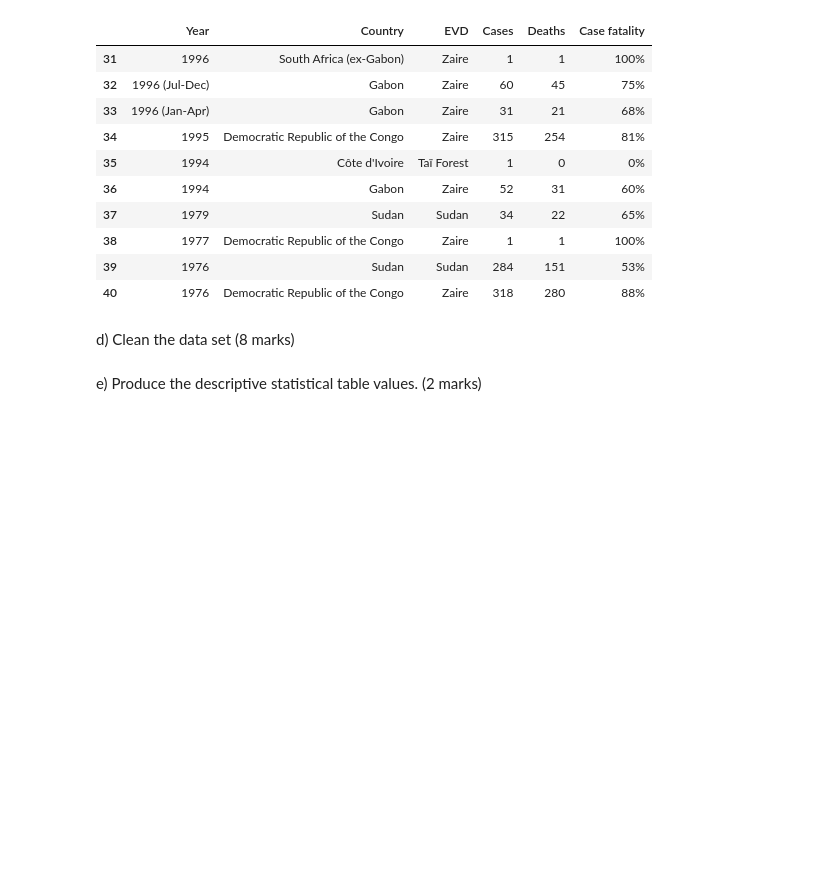
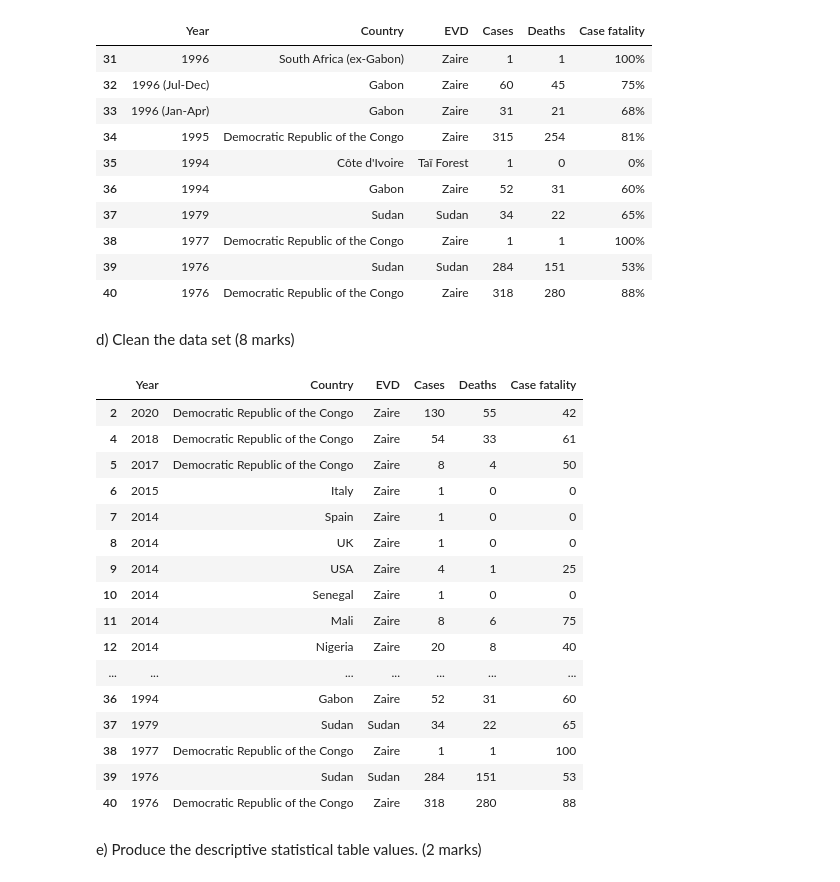
Before and after one commit to dbaluku/Python-Assignments, a Jupyter notebook: Final_Examination.ipynb, the cells around one changed output. Saved outputs shown, nothing was run; the diff lists cells and outputs as text; code cells hidden in the pictures; blank space fills up the shorter version.

```diff
--- a/Final_Examination.ipynb
+++ b/Final_Examination.ipynb
@@ -97,20 +97,37 @@ d)	Clean the data set (8 marks)
 # %%
 # clean dataset
 df = df.drop([0,1,3,13,14,15,16,28,29])
 df['Cases'] = df['Cases'].str.strip()
 df['Deaths'] = df['Deaths'].str.strip()
 df.iloc[:,5] =df.iloc[:,5].str.strip()
 df['Year'] = df['Year'].str.strip()
 df['Year'] = df['Year'].str.replace(r"\(.*\)","")
 df.iloc[:,5] =df.iloc[:,5].str.replace(r"%","")
 
-df1 =df
 
 df['Year'] = pd.to_numeric(df['Year'])
 df['Cases'] = pd.to_numeric(df['Cases'])
 df['Deaths'] = pd.to_numeric(df['Deaths'])
 df.iloc[:,5] =pd.to_numeric(df.iloc[:,5])
 df
+# %% [output]
+|  | Year | Country | EVD | Cases | Deaths | Case fatality |
+| 2 | 2020 | Democratic Republic of the Congo | Zaire | 130 | 55 | 42 |
+| 4 | 2018 | Democratic Republic of the Congo | Zaire | 54 | 33 | 61 |
+| 5 | 2017 | Democratic Republic of the Congo | Zaire | 8 | 4 | 50 |
+| 6 | 2015 | Italy | Zaire | 1 | 0 | 0 |
+| 7 | 2014 | Spain | Zaire | 1 | 0 | 0 |
+| 8 | 2014 | UK | Zaire | 1 | 0 | 0 |
+| 9 | 2014 | USA | Zaire | 4 | 1 | 25 |
+| 10 | 2014 | Senegal | Zaire | 1 | 0 | 0 |
+| 11 | 2014 | Mali | Zaire | 8 | 6 | 75 |
+| 12 | 2014 | Nigeria | Zaire | 20 | 8 | 40 |
+| ... | ... | ... | ... | ... | ... | ... |
+| 36 | 1994 | Gabon | Zaire | 52 | 31 | 60 |
+| 37 | 1979 | Sudan | Sudan | 34 | 22 | 65 |
+| 38 | 1977 | Democratic Republic of the Congo | Zaire | 1 | 1 | 100 |
+| 39 | 1976 | Sudan | Sudan | 284 | 151 | 53 |
+| 40 | 1976 | Democratic Republic of the Congo | Zaire | 318 | 280 | 88 |
 # %% [markdown]
 e)	Produce the descriptive statistical table values. (2 marks)
 # %%
```
Also changed, not shown: parts of 24 cells of this notebook.
